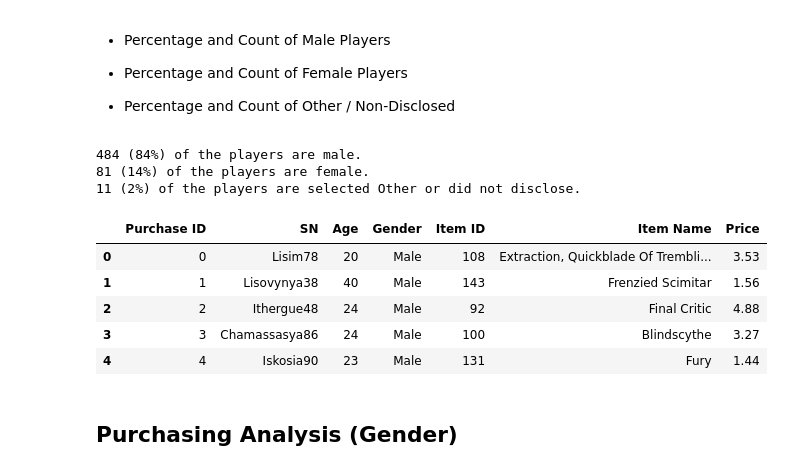
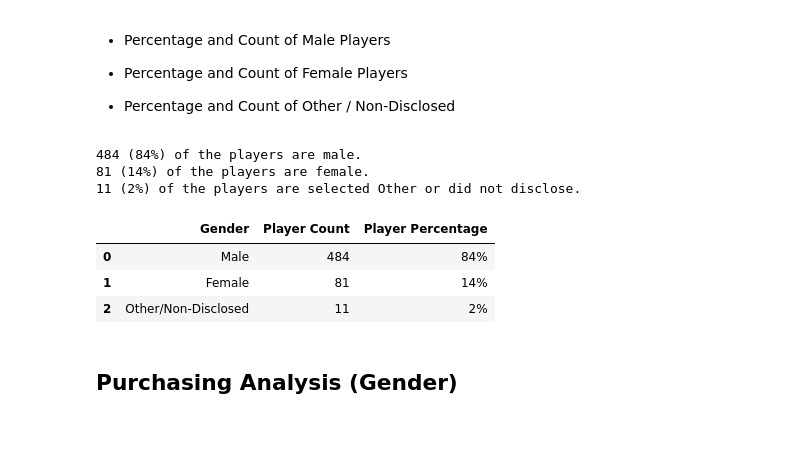
Before and after one commit to campbel94/pandas-challenge, a Jupyter notebook: HeroesOfPymoli_starter.ipynb, the cells around one changed output. Drawn from its saved outputs; the diff is of its cells as text; code cells hidden in the pictures; blank space fills up the shorter version.

```diff
--- a/HeroesOfPymoli_starter.ipynb
+++ b/HeroesOfPymoli_starter.ipynb
@@ -86,31 +78,32 @@ $3.05
 # %%
 male_pymoli_df = pymoli_df.loc[pymoli_df["Gender"] == "Male"]
 male_pymoli_df_count = len(male_pymoli_df["SN"].unique())
 male_pymoli_df_precentage = "{:.0%}".format(male_pymoli_df_count / player_count)
 print(f"{male_pymoli_df_count} ({male_pymoli_df_precentage}) of the players are male.")
 
 
 female_pymoli_df = pymoli_df.loc[pymoli_df["Gender"] == "Female"]
 female_pymoli_df_count = len(female_pymoli_df["SN"].unique())
 female_pymoli_df_precentage = "{:.0%}".format(female_pymoli_df_count / player_count)
 print(f"{female_pymoli_df_count} ({female_pymoli_df_precentage}) of the players are female.")
 
 other_pymoli_df = pymoli_df.loc[pymoli_df["Gender"] == "Other / Non-Disclosed"]
 other_pymoli_df_count = len(other_pymoli_df["SN"].unique())
 other_pymoli_df_precentage = "{:.0%}".format(other_pymoli_df_count / player_count)
 print(f"{other_pymoli_df_count} ({other_pymoli_df_precentage}) of the players are selected Other or did not disclose.")
 
-male_pymoli_df.head()
+gender_pymoli_df = pd.DataFrame({"Gender": ["Male", "Female", 'Other/Non-Disclosed'],
+                                   "Player Count": [male_pymoli_df_count, female_pymoli_df_count, other_pymoli_df_count],
+                                   "Player Percentage": [male_pymoli_df_precentage, female_pymoli_df_precentage, other_pymoli_df_precentage]})
+gender_pymoli_df
 # %% [output]
 484 (84%) of the players are male.
 81 (14%) of the players are female.
 11 (2%) of the players are selected Other or did not disclose.
-|  | Purchase ID | SN | Age | Gender | Item ID | Item Name | Price |
-| 0 | 0 | Lisim78 | 20 | Male | 108 | Extraction, Quickblade Of Trembli... | 3.53 |
-| 1 | 1 | Lisovynya38 | 40 | Male | 143 | Frenzied Scimitar | 1.56 |
-| 2 | 2 | Ithergue48 | 24 | Male | 92 | Final Critic | 4.88 |
-| 3 | 3 | Chamassasya86 | 24 | Male | 100 | Blindscythe | 3.27 |
-| 4 | 4 | Iskosia90 | 23 | Male | 131 | Fury | 1.44 |
+|  | Gender | Player Count | Player Percentage |
+| 0 | Male | 484 | 84% |
+| 1 | Female | 81 | 14% |
+| 2 | Other/Non-Disclosed | 11 | 2% |
 # %% [markdown]
 
 ## Purchasing Analysis (Gender)
```
Also changed, not shown: parts of 6 cells of this notebook.
